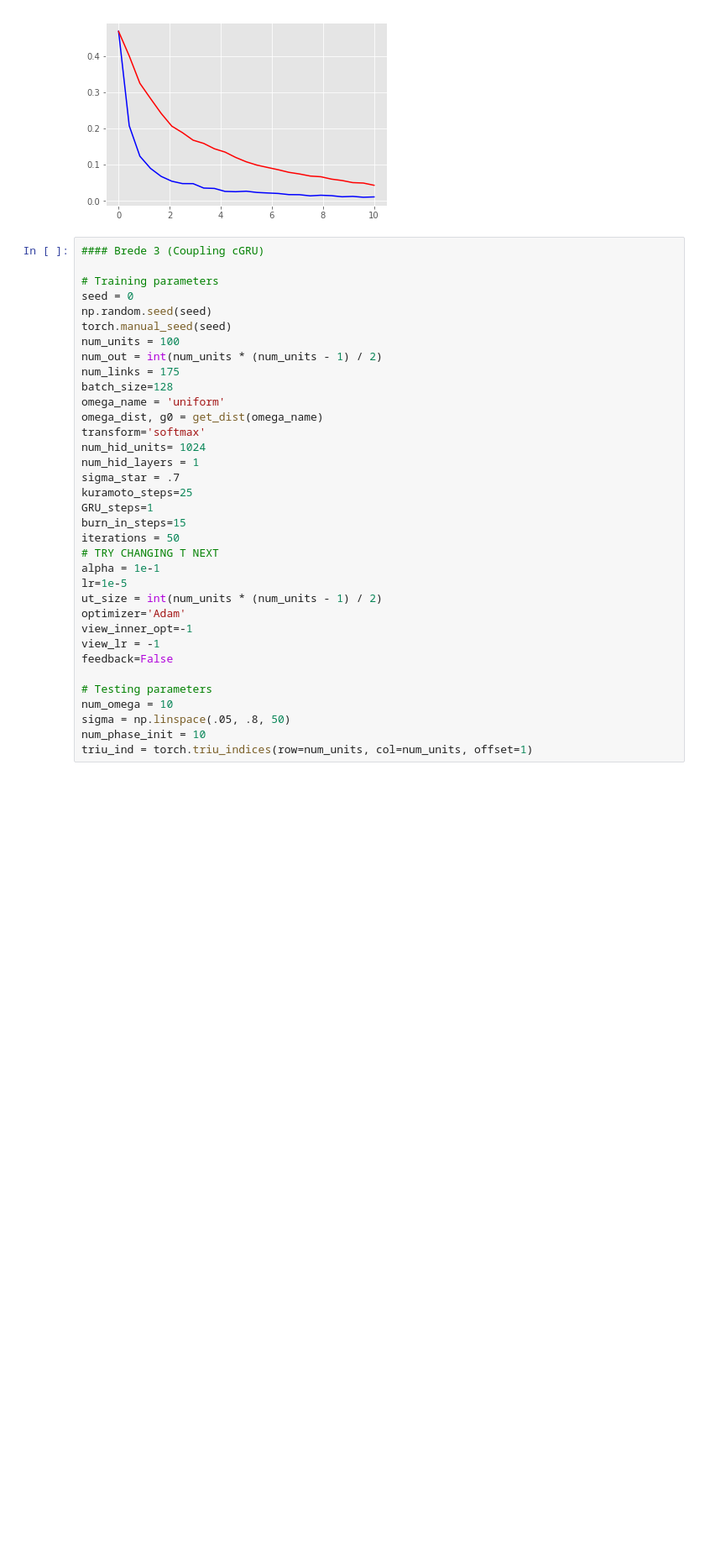
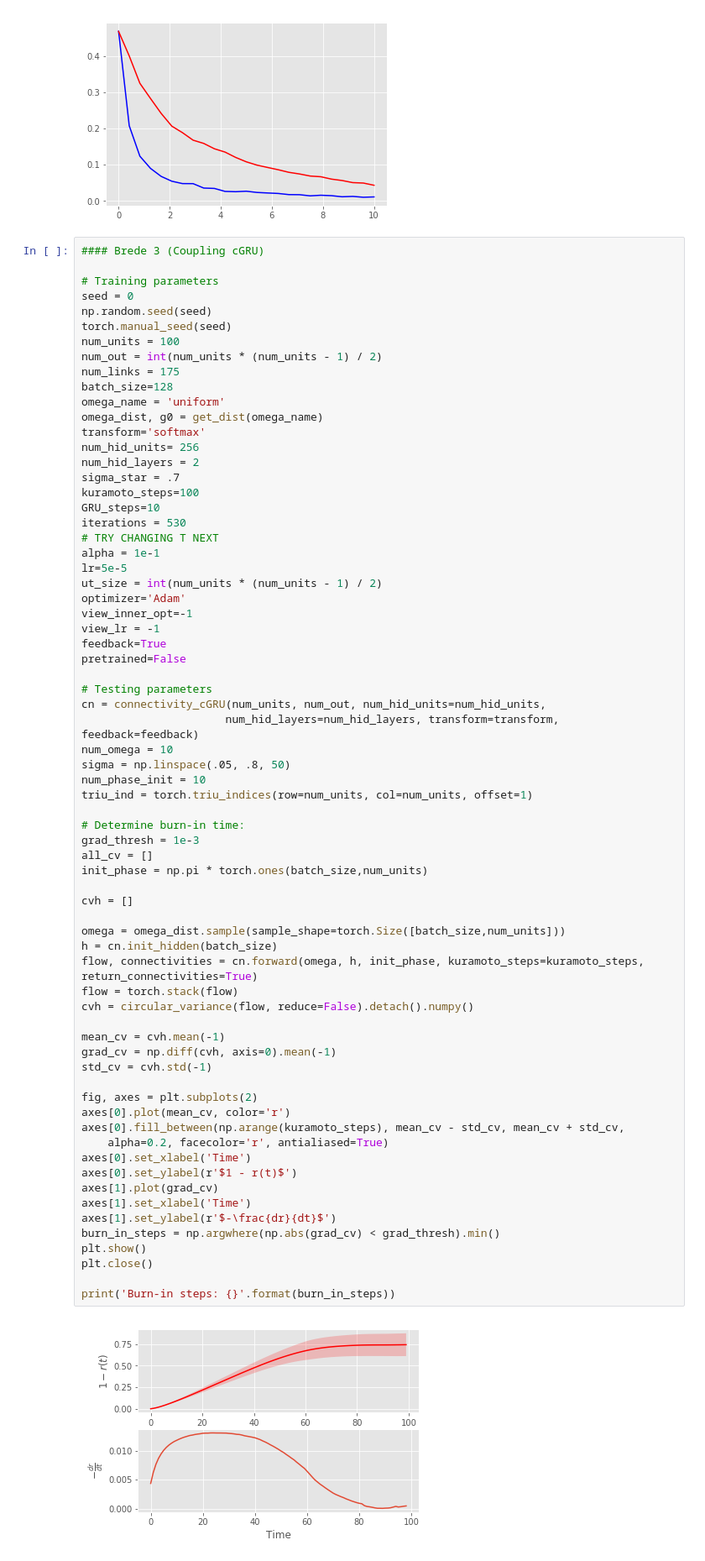
Before and after one commit to serre-lab/synchrony, a Jupyter notebook: notebooks/GraphSynch.ipynb, the cells around one changed output. Shown at 84% size. Drawn from its saved outputs; the diff is of its cells as text; blank space fills up the shorter version.

```diff
--- a/notebooks/GraphSynch.ipynb
+++ b/notebooks/GraphSynch.ipynb
@@ -1102,35 +1115,71 @@ plt.close()
 # %%
 #### Brede 3 (Coupling cGRU)
 
 # Training parameters
 seed = 0
 np.random.seed(seed)
 torch.manual_seed(seed)
 num_units = 100
 num_out = int(num_units * (num_units - 1) / 2)
 num_links = 175
 batch_size=128
 omega_name = 'uniform'
 omega_dist, g0 = get_dist(omega_name)
 transform='softmax'
-num_hid_units= 1024
-num_hid_layers = 1
+num_hid_units= 256
+num_hid_layers = 2
 sigma_star = .7
-kuramoto_steps=25
-GRU_steps=1
-burn_in_steps=15
-iterations = 50
+kuramoto_steps=100
+GRU_steps=10
+iterations = 530
 # TRY CHANGING T NEXT
 alpha = 1e-1
-lr=1e-5
+lr=5e-5
 ut_size = int(num_units * (num_units - 1) / 2)
 optimizer='Adam'
 view_inner_opt=-1
 view_lr = -1
-feedback=False
+feedback=True
+pretrained=False
 
 # Testing parameters
+cn = connectivity_cGRU(num_units, num_out, num_hid_units=num_hid_units,
+                      num_hid_layers=num_hid_layers, transform=transform, feedback=feedback)
 num_omega = 10
 sigma = np.linspace(.05, .8, 50)
 num_phase_init = 10
 triu_ind = torch.triu_indices(row=num_units, col=num_units, offset=1)
+
+# Determine burn-in time:
+grad_thresh = 1e-3
+all_cv = []
+init_phase = np.pi * torch.ones(batch_size,num_units)
+
+cvh = []
+
+omega = omega_dist.sample(sample_shape=torch.Size([batch_size,num_units]))
+h = cn.init_hidden(batch_size)
+flow, connectivities = cn.forward(omega, h, init_phase, kuramoto_steps=kuramoto_steps, return_connectivities=True)
+flow = torch.stack(flow)
+cvh = circular_variance(flow, reduce=False).detach().numpy()
+
+mean_cv = cvh.mean(-1)
+grad_cv = np.diff(cvh, axis=0).mean(-1)
+std_cv = cvh.std(-1)
+
+fig, axes = plt.subplots(2)
+axes[0].plot(mean_cv, color='r')
+axes[0].fill_between(np.arange(kuramoto_steps), mean_cv - std_cv, mean_cv + std_cv,
+    alpha=0.2, facecolor='r', antialiased=True)
+axes[0].set_xlabel('Time')
+axes[0].set_ylabel(r'$1 - r(t)$')
+axes[1].plot(grad_cv)
+axes[1].set_xlabel('Time')
+axes[1].set_ylabel(r'$-\frac{dr}{dt}$')
+burn_in_steps = np.argwhere(np.abs(grad_cv) < grad_thresh).min()
+plt.show()
+plt.close()
+
+print('Burn-in steps: {}'.format(burn_in_steps))
+# %% [output]
+[figure, added]
```
Also changed, not shown: parts of 10 cells of this notebook.
